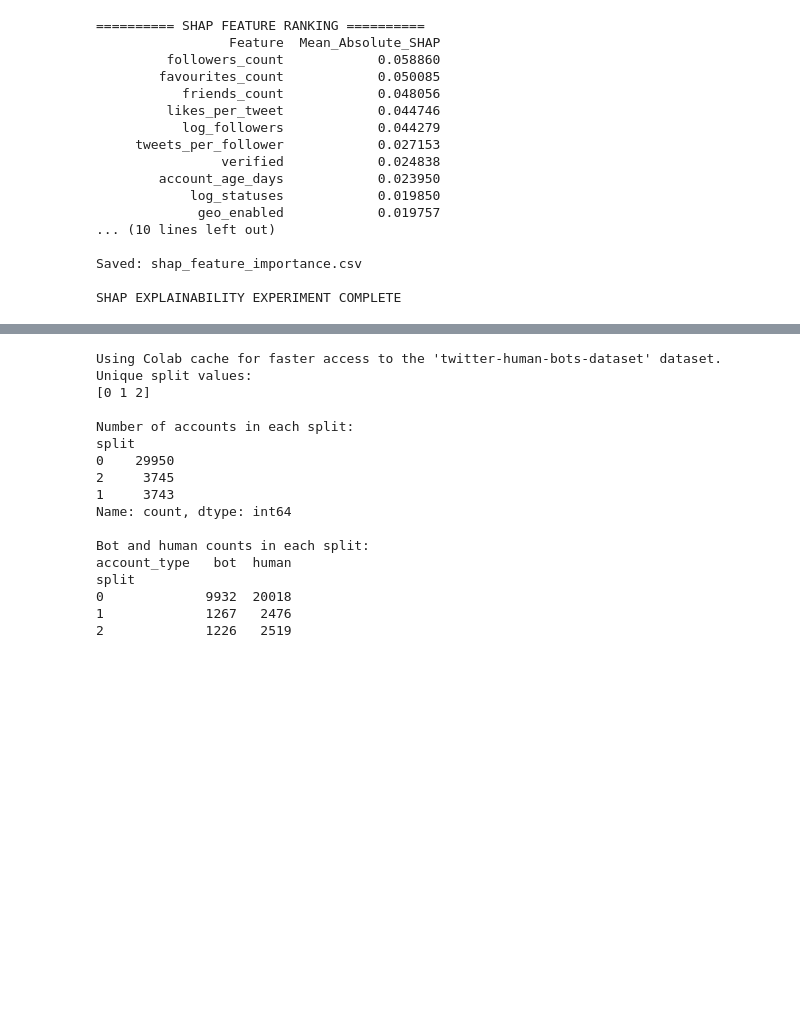
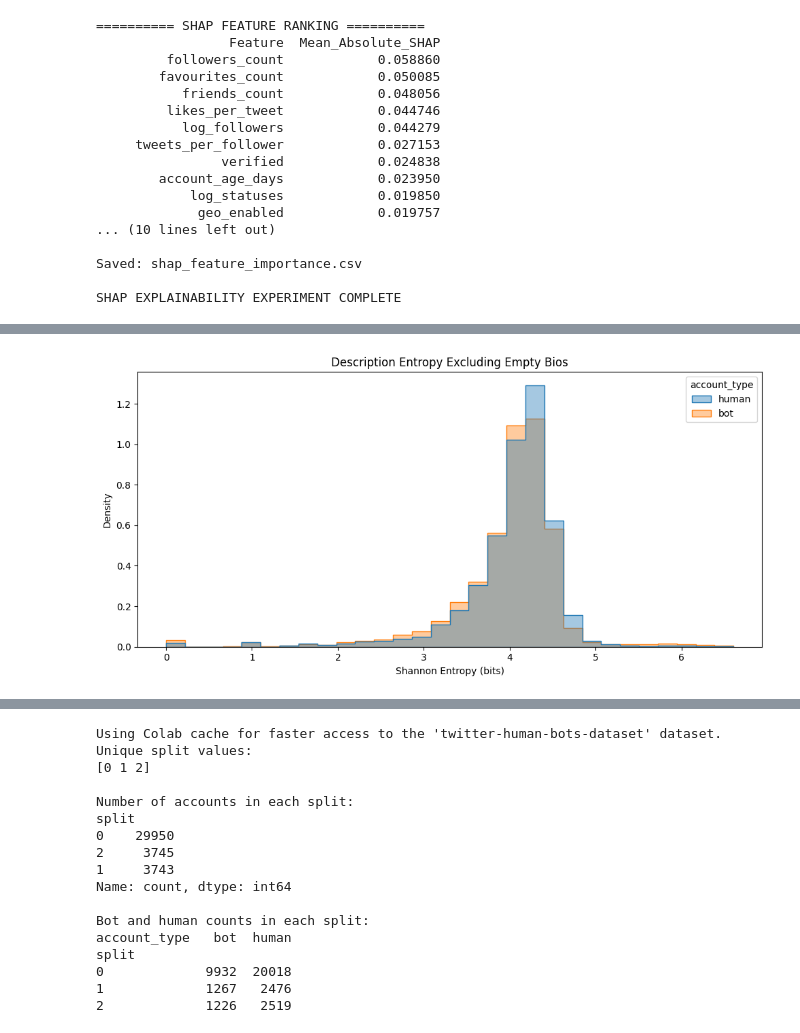
Before and after one commit to IchiroBanskota/Bot-Detection, a Jupyter notebook: Bot_Detection-2.ipynb, the cells around one changed output, grey strips where cells are left out. Saved outputs shown, nothing was run; the diff lists cells and outputs as text; code cells hidden in the pictures; blank space fills up the shorter version.

```diff
--- a/Bot_Detection-2.ipynb
+++ b/Bot_Detection-2.ipynb
@@ -696,0 +883,80 @@ extra
+# %%
+
+# ============================================================
+# ENTROPY ANALYSIS WITHOUT EMPTY DESCRIPTIONS
+# ============================================================
+
+training_df = df.loc[df["split"] == 0].copy()
+
+training_df["has_description"] = (
+    training_df["description"]
+    .fillna("")
+    .astype(str)
+    .str.strip()
+    .ne("")
+)
+
+# Percentage of missing descriptions
+print("Percentage of missing descriptions:")
+
+display(
+    (
+        1 - training_df.groupby(
+            "account_type"
+        )["has_description"].mean()
+    ).mul(100).round(2)
+)
+
+# Keep only accounts with actual descriptions
+non_empty_df = training_df[
+    training_df["has_description"]
+].copy()
+
+print("\nEntropy statistics excluding empty descriptions:")
+
+display(
+    non_empty_df.groupby("account_type")[
+        "description_entropy"
+    ].agg([
+        "count",
+        "mean",
+        "median",
+        "std"
+    ]).round(4)
+)
+
+# Visualize non-empty descriptions
+plt.figure(figsize=(10, 5))
+
+sns.histplot(
+    data=non_empty_df,
+    x="description_entropy",
+    hue="account_type",
+    stat="density",
+    common_norm=False,
+    bins=30,
+    element="step",
+    alpha=0.4
+)
+
+plt.title("Description Entropy Excluding Empty Bios")
+plt.xlabel("Shannon Entropy (bits)")
+plt.ylabel("Density")
+plt.tight_layout()
+plt.show()
+
+# Boxplot
+plt.figure(figsize=(8, 5))
+
+sns.boxplot(
+    data=non_empty_df,
+    x="account_type",
+    y="description_entropy"
+)
+
+plt.title("Description Entropy: Non-Empty Biographies")
+plt.xlabel("Account Type")
+plt.ylabel("Shannon Entropy (bits)")
+plt.tight_layout()
+plt.show()
+# %% [output]
@@ -696,0 +974 @@ extra
+[figure, added]
```
Also changed, not shown: parts of 14 cells of this notebook.
